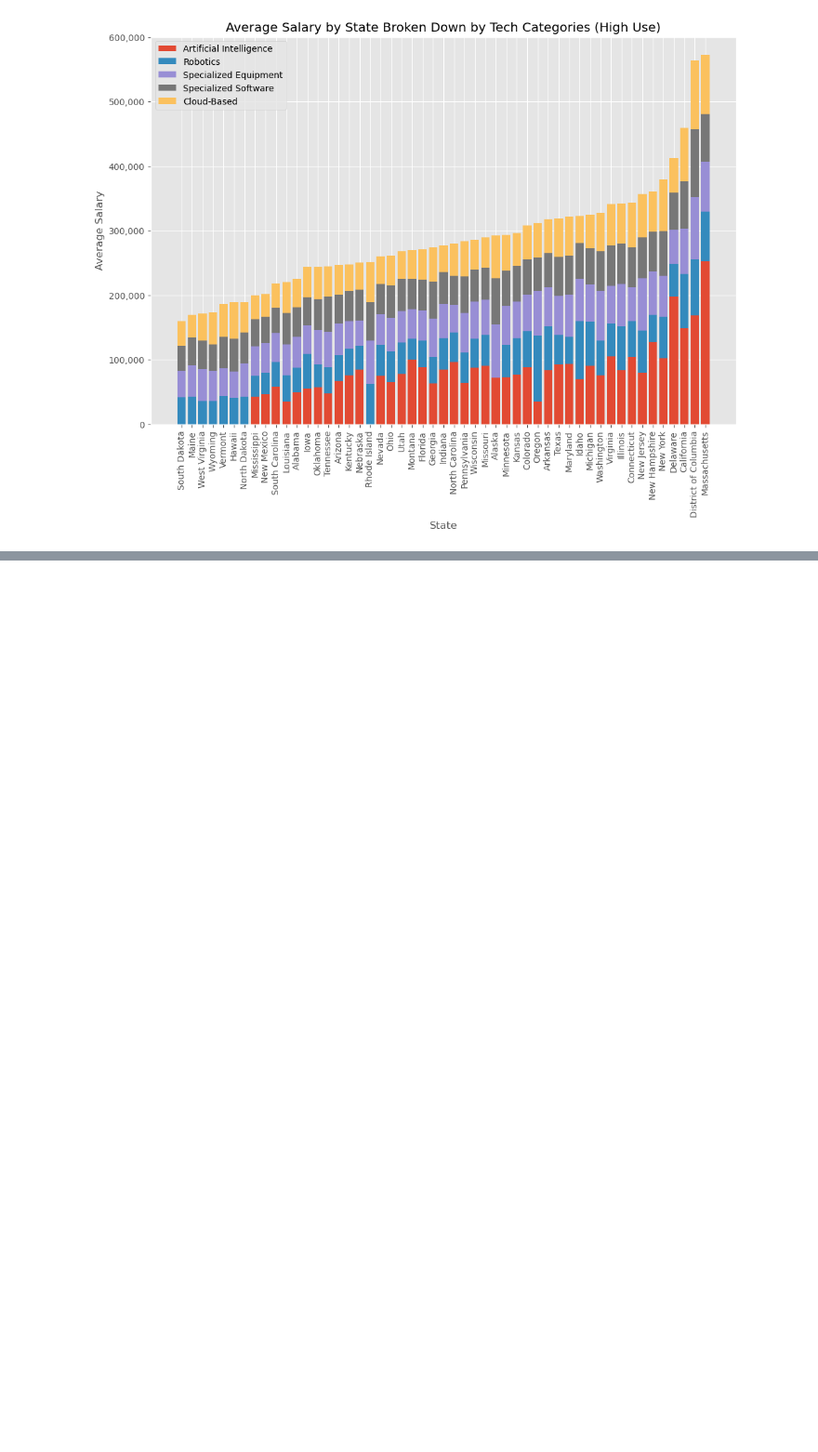
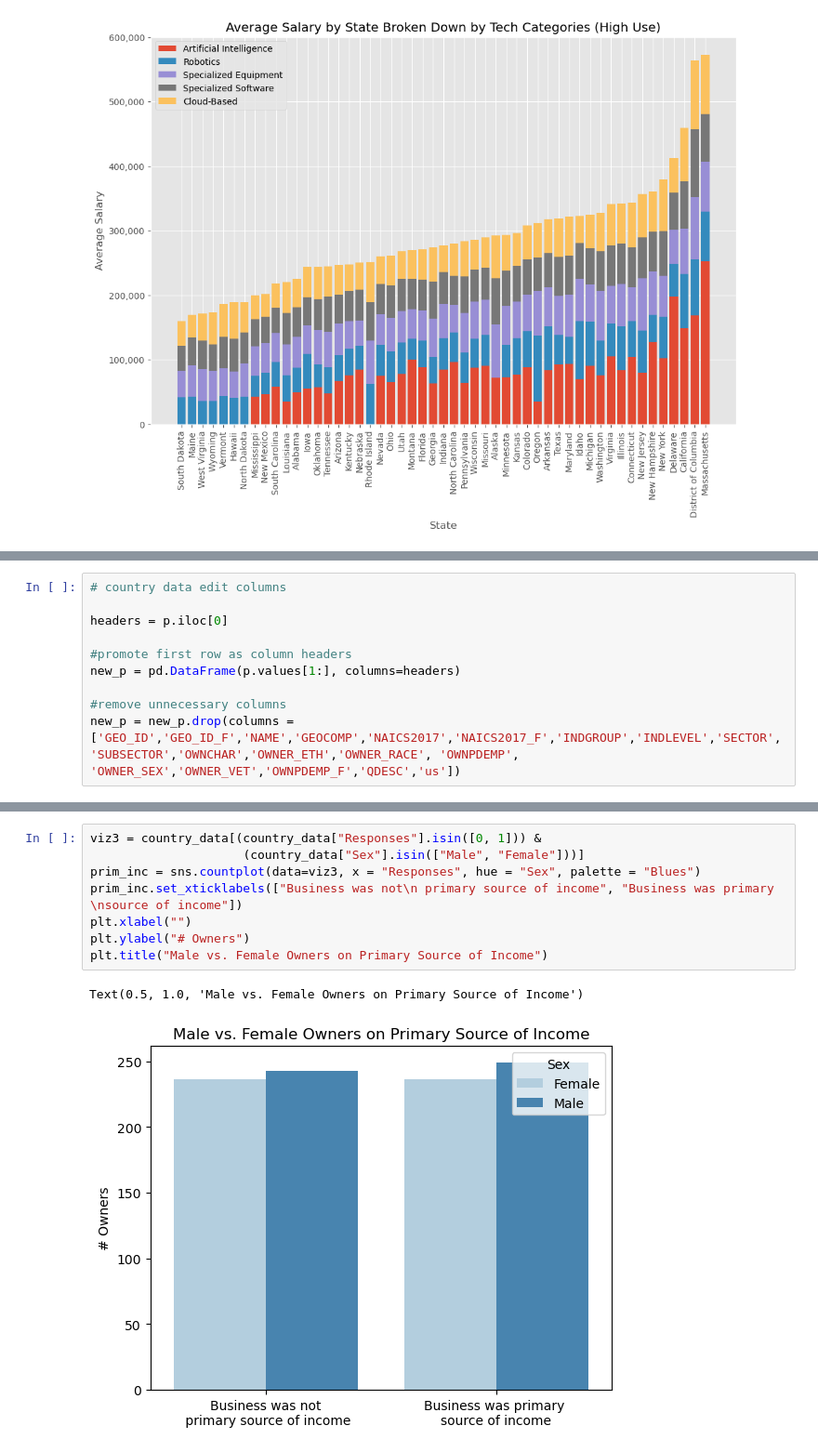
Before and after one commit to DanielnRose/Census_Assesment, a Jupyter notebook: ETL Report and Visulizations.ipynb, the cells around one changed output, grey strips where cells are left out. Shown at 93% size. Drawn from its saved outputs; the diff is of its cells as text; blank space fills up the shorter version.

```diff
--- a/ETL Report and Visulizations.ipynb
+++ b/ETL Report and Visulizations.ipynb
@@ -1021,0 +1075,10 @@ plt.show();
+# %%
+# country data edit columns
+
+headers = p.iloc[0]
+
+#promote first row as column headers
+new_p = pd.DataFrame(p.values[1:], columns=headers)
+
+#remove unnecessary columns
+new_p = new_p.drop(columns = ['GEO_ID','GEO_ID_F','NAME','GEOCOMP','NAICS2017','NAICS2017_F','INDGROUP','INDLEVEL','SECTOR', 'SUBSECTOR','OWNCHAR','OWNER_ETH','OWNER_RACE', 'OWNPDEMP', 'OWNER_SEX','OWNER_VET','OWNPDEMP_F','QDESC','us'])
@@ -1021,0 +1257,11 @@ plt.show();
+# %%
+viz3 = country_data[(country_data["Responses"].isin([0, 1])) &
+                     (country_data["Sex"].isin(["Male", "Female"]))]
+prim_inc = sns.countplot(data=viz3, x = "Responses", hue = "Sex", palette = "Blues")
+prim_inc.set_xticklabels(["Business was not\n primary source of income", "Business was primary \nsource of income"])
+plt.xlabel("")
+plt.ylabel("# Owners")
+plt.title("Male vs. Female Owners on Primary Source of Income")
+# %% [output]
+Text(0.5, 1.0, 'Male vs. Female Owners on Primary Source of Income')
+[figure, added]
```
Also changed, not shown: parts of 39 cells of this notebook.
